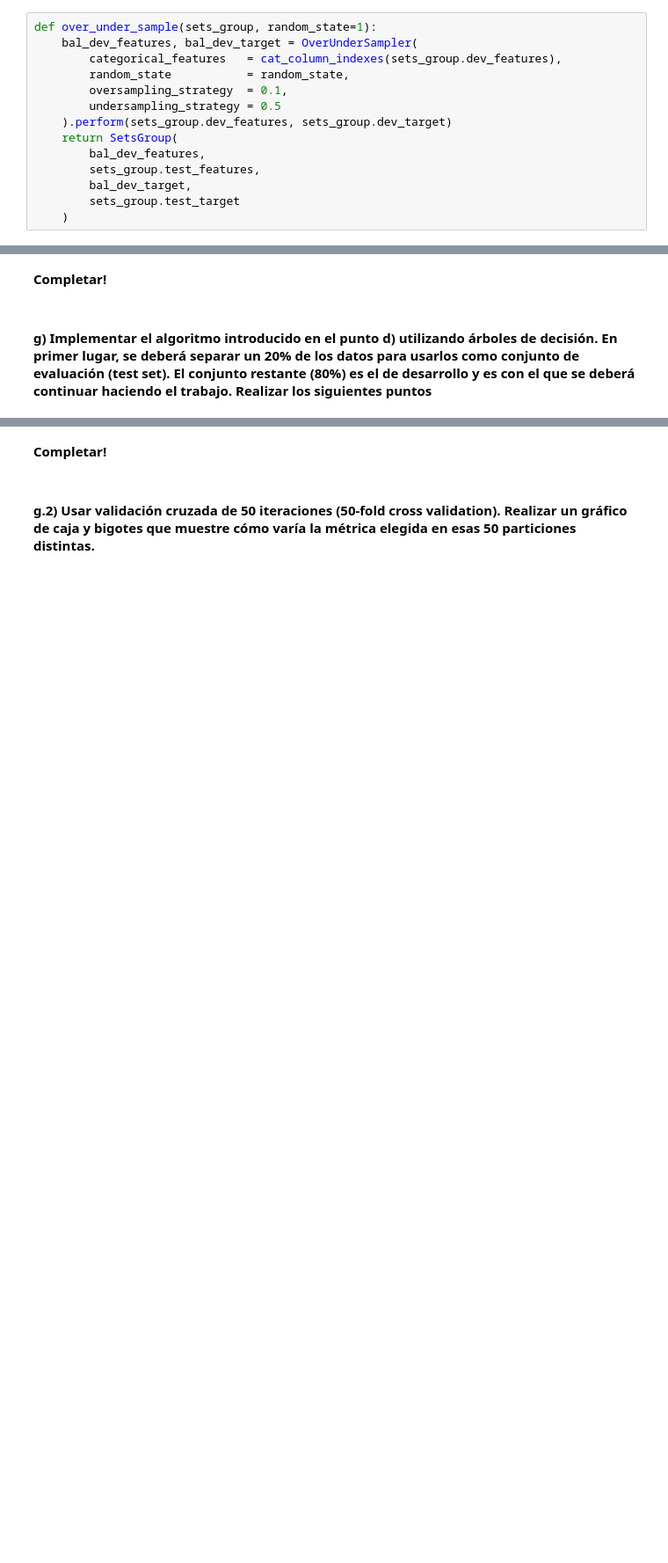
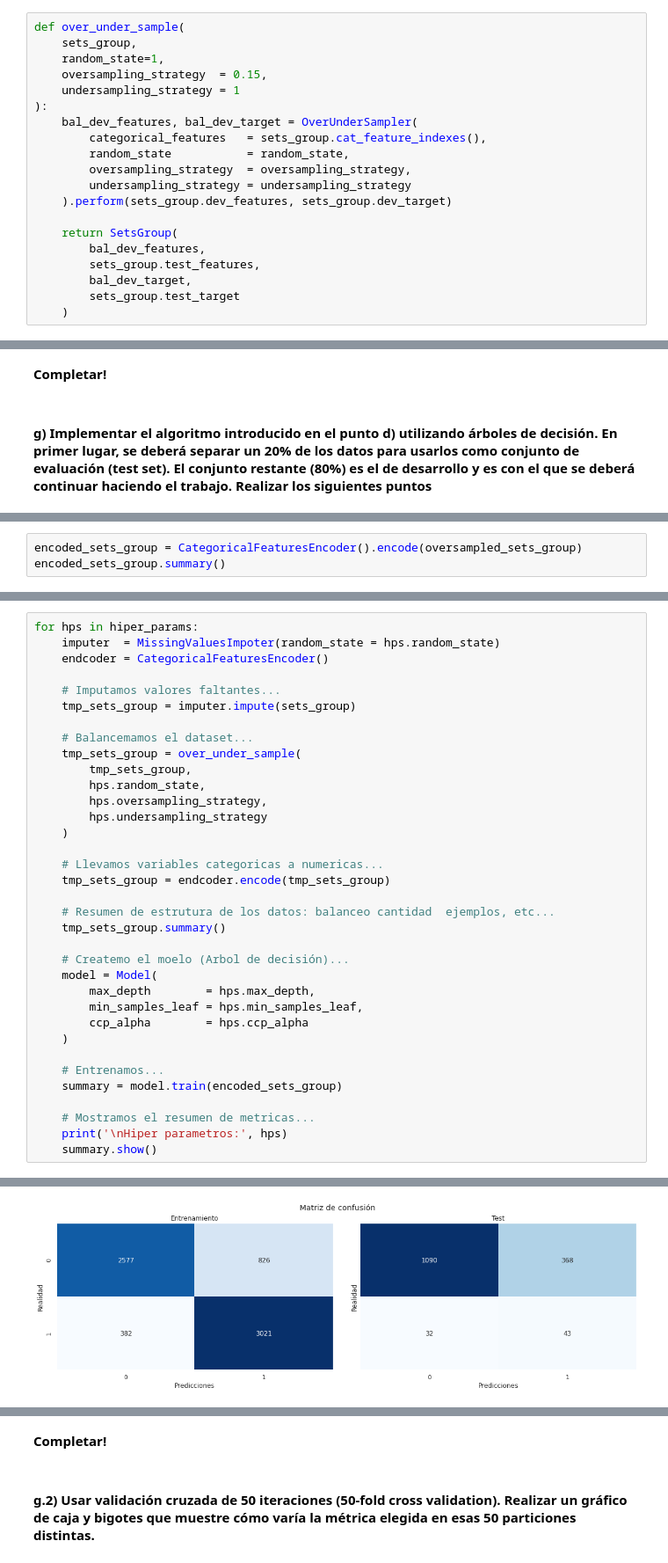
Before and after one commit to magistery-tps/aa-tp1, a Jupyter notebook: notebooks/tp1.ipynb, the cells around one changed output, grey strips where cells are left out. Shown at 88% size. Cells and saved outputs as stored; diff of their text form; blank space fills up the shorter version.

Commit message:
feat: train tree step working

```diff
--- a/notebooks/tp1.ipynb
+++ b/notebooks/tp1.ipynb
@@ -575,13 +608,19 @@ class OverUnderSampler:
 
         return bal_features, bal_target
 # %%
-def over_under_sample(sets_group, random_state=1):
+def over_under_sample(
+    sets_group,
+    random_state=1,
+    oversampling_strategy  = 0.15,
+    undersampling_strategy = 1
+):
     bal_dev_features, bal_dev_target = OverUnderSampler(
-        categorical_features   = cat_column_indexes(sets_group.dev_features),
+        categorical_features   = sets_group.cat_feature_indexes(),
         random_state           = random_state,
-        oversampling_strategy  = 0.1,
-        undersampling_strategy = 0.5
+        oversampling_strategy  = oversampling_strategy,
+        undersampling_strategy = undersampling_strategy
     ).perform(sets_group.dev_features, sets_group.dev_target)
+
     return SetsGroup(
         bal_dev_features,
         sets_group.test_features,
@@ -620,0 +682,3 @@ No missing values!
+# %%
+encoded_sets_group = CategoricalFeaturesEncoder().encode(oversampled_sets_group)
+encoded_sets_group.summary()
@@ -620,0 +877,36 @@ No missing values!
+# %%
+for hps in hiper_params:
+    imputer  = MissingValuesImpoter(random_state = hps.random_state)
+    endcoder = CategoricalFeaturesEncoder()
+
+    # Imputamos valores faltantes...
+    tmp_sets_group = imputer.impute(sets_group)
+
+    # Balancemamos el dataset...
+    tmp_sets_group = over_under_sample(
+        tmp_sets_group,
+        hps.random_state,
+        hps.oversampling_strategy,
+        hps.undersampling_strategy
+    )
+
+    # Llevamos variables categoricas a numericas...
+    tmp_sets_group = endcoder.encode(tmp_sets_group)
+
+    # Resumen de estrutura de los datos: balanceo cantidad  ejemplos, etc...
+    tmp_sets_group.summary()
+
+    # Createmo el moelo (Arbol de decisión)...
+    model = Model(
+        max_depth        = hps.max_depth,
+        min_samples_leaf = hps.min_samples_leaf,
+        ccp_alpha        = hps.ccp_alpha
+    )
+
+    # Entrenamos...
+    summary = model.train(encoded_sets_group)
+
+    # Mostramos el resumen de metricas...
+    print('\nHiper parametros:', hps)
+    summary.show()
+# %% [output]
@@ -620,0 +930 @@ No missing values!
+[figure, added]
```
Also changed, not shown: parts of 17 cells of this notebook, 3 other files.
